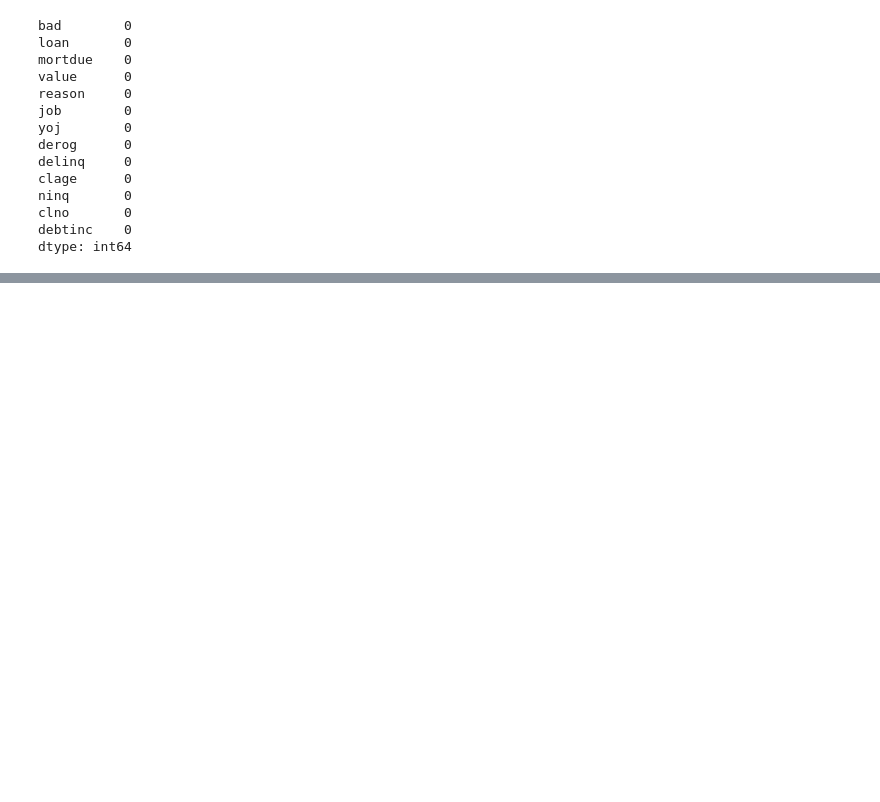
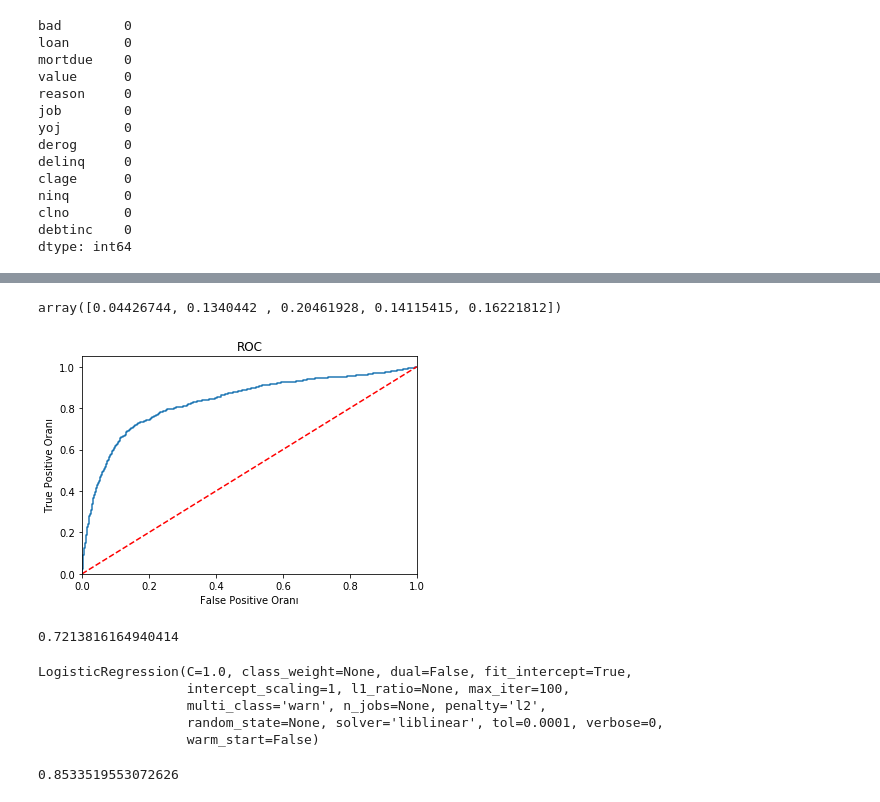
Before and after one commit to Kodluyoruz-Ankara-Veri-Bilimi/Berfin-Sarioglu, a Jupyter notebook: kodluyoruz_ödev2.ipynb, the cells around one changed output, grey strips where cells are left out. Cells and saved outputs as stored; diff of their text form; code cells hidden in the pictures; blank space fills up the shorter version.

```diff
--- a/kodluyoruz_ödev2.ipynb
+++ b/kodluyoruz_ödev2.ipynb
@@ -494,0 +272,5 @@ bad_credit
+# %%
+df=pd.get_dummies(df, columns = ["job","reason"], drop_first = True)
+# %%
+y = df['bad']
+X=df.drop(['bad'], axis = 1)
@@ -494,0 +310,5 @@ bad_credit
+# %%
+from sklearn.linear_model import LogisticRegression
+loj = LogisticRegression(solver = 'liblinear')
+loj_model = loj.fit(X,y)
+loj_model
@@ -494,0 +421,23 @@ bad_credit
+# %%
+loj_model.predict_proba(X)[:,1][0:5]
+# %% [output]
+array([0.04426744, 0.1340442 , 0.20461928, 0.14115415, 0.16221812])
+# %%
+logit_roc_auc = roc_auc_score(y,loj_model.predict(X))
+
+fpr, tpr, thresholds = roc_curve(y,loj_model.predict_proba(X)[:,1] )
+plt.figure()
+plt.plot(fpr, tpr, label='AUC (area = %0.2f)' % logit_roc_auc)
+plt.plot([0, 1], [0, 1],'r--')
+plt.xlim([0.0, 1.0])
+plt.ylim([0.0, 1.05])
+plt.xlabel('False Positive Oranı')
+plt.ylabel('True Positive Oranı')
+plt.title('ROC')
+plt.show()
+# %% [output]
+[figure, added]
+# %%
+logit_roc_auc
+# %% [output]
+0.7213816164940414
@@ -494,0 +446,14 @@ bad_credit
+# %%
+loj = LogisticRegression(solver= 'liblinear')
+loj_model=loj.fit(X_train,y_train)
+loj_model
+# %% [output]
+LogisticRegression(C=1.0, class_weight=None, dual=False, fit_intercept=True,
+                   intercept_scaling=1, l1_ratio=None, max_iter=100,
+                   multi_class='warn', n_jobs=None, penalty='l2',
+                   random_state=None, solver='liblinear', tol=0.0001, verbose=0,
+                   warm_start=False)
+# %%
+accuracy_score(y_test, loj_model.predict(X_test))
+# %% [output]
+0.8533519553072626
```
Also changed, not shown: parts of 86 cells of this notebook.
